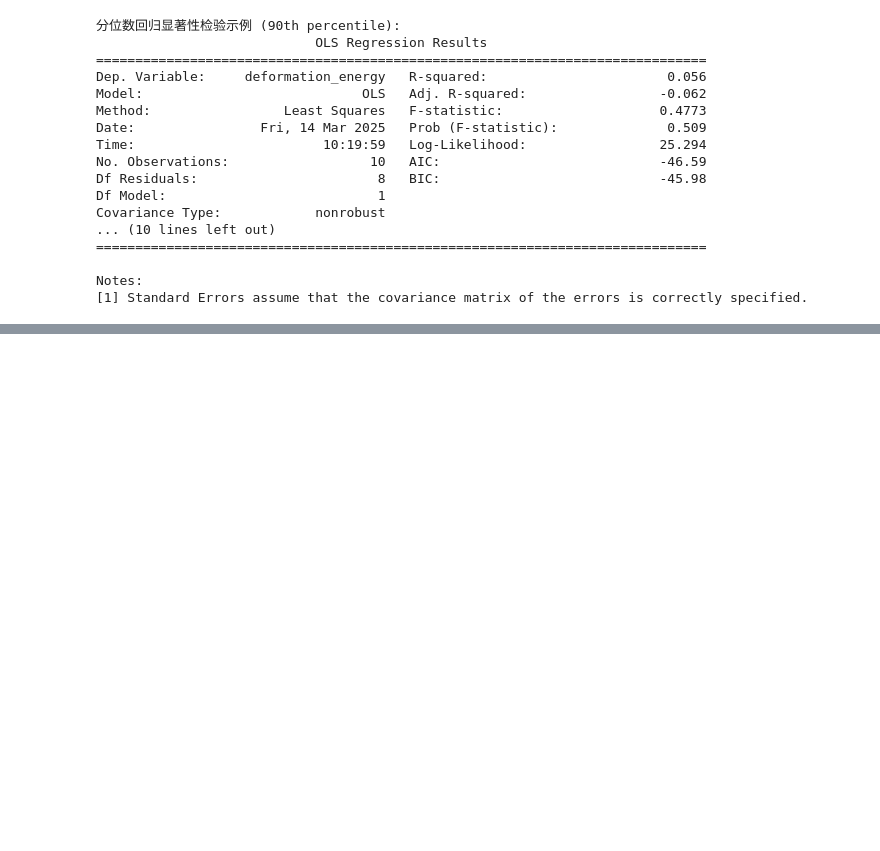
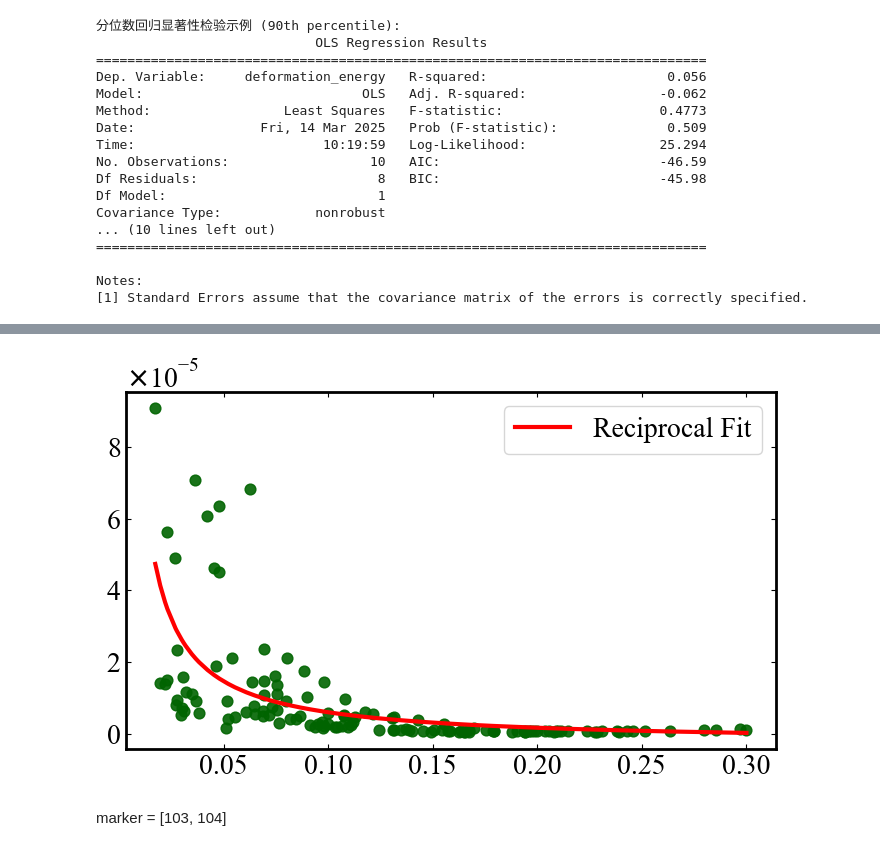
Before and after one commit to yang-si-hang/paper-2023, a Jupyter notebook: Test branch/SOFACode/DataAnalyse/20250310-Contact Optimal/DataAnalyse.ipynb, the cells around one changed output, grey strips where cells are left out. Cells and saved outputs as stored; diff of their text form; code cells hidden in the pictures; blank space fills up the shorter version.

```diff
--- a/Test branch/SOFACode/DataAnalyse/20250310-Contact Optimal/DataAnalyse.ipynb
+++ b/Test branch/SOFACode/DataAnalyse/20250310-Contact Optimal/DataAnalyse.ipynb
@@ -270,0 +343,27 @@ Notes:
+# %%
+fig = plt.figure(figsize=(7, 4.5), dpi=100)
+gs = fig.add_gridspec(1, 1)
+
+ax = fig.add_subplot(gs[0, 0])
+ax.scatter(df3["manipulability"], df3["deformations"], alpha=0.9, s=60, c="darkgreen")
+# order = np.argsort(manipulability)
+ax.plot(df3["manipulability"], fitted_deformation_rec, lw=3, color='red', label='Reciprocal Fit')
+# ax.set_xlabel('Manipulability', fontsize=22)
+# ax.set_ylabel('Deformation Strain', fontsize=22)
+ax.legend(fontsize=20)
+ax.ticklabel_format(axis='y', style='sci', scilimits=(-1, 1), useLocale=False, useMathText=True)
+ax.yaxis.offsetText.set_fontsize(20)
+ax.yaxis.get_offset_text().set_fontsize(20)
+ax.tick_params(axis='both', which='major', labelsize=20, direction='in', top=True, right=True)
+# ax.grid(True)
+ax.set_axisbelow(True)
+
+for spine in ax.spines.values():
+    spine.set_linewidth(2.)
+
+fig.tight_layout()
+fig.savefig('mani-deform-1.svg', transparent=True, dpi=300, bbox_inches='tight')
+# %% [output]
+[figure, added]
+# %% [markdown]
+marker = [103, 104]
```
Also changed, not shown: parts of 7 cells of this notebook, 21 other files.
